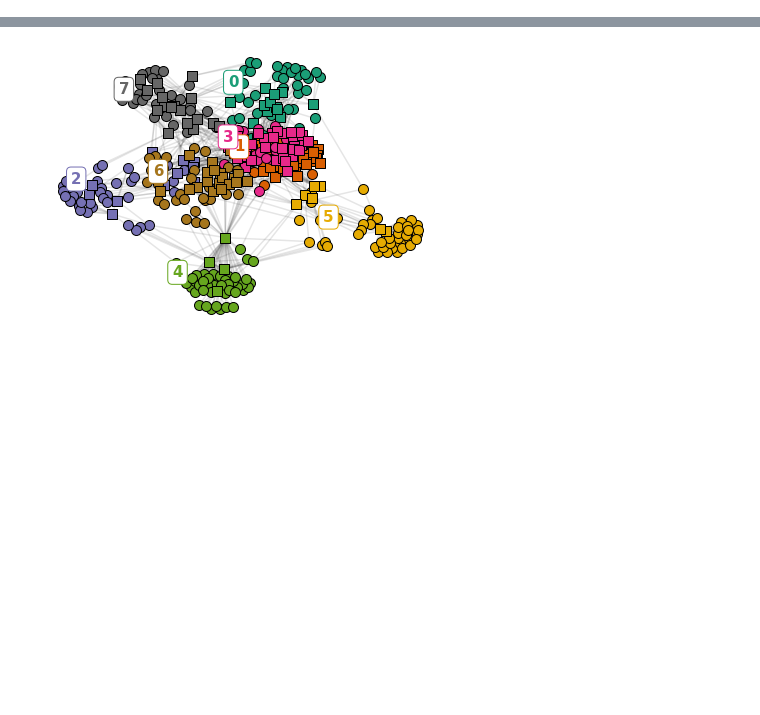
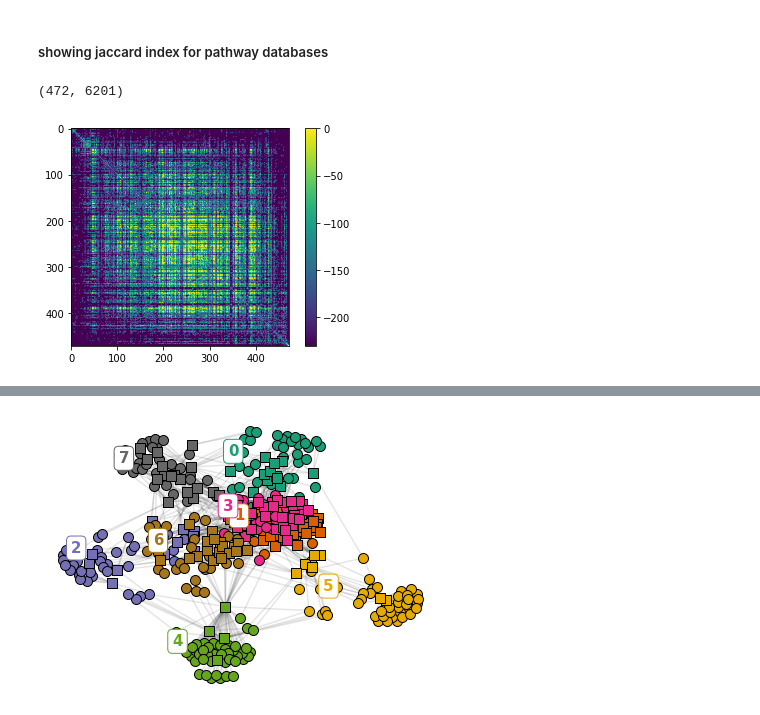
Before and after one commit to djunamay/ABCA7lof2, a Jupyter notebook: 10-KL_clusters.ipynb, the cells around one changed output, grey strips where cells are left out. Drawn from its saved outputs; the diff is of its cells as text; code cells hidden in the pictures; blank space fills up the shorter version.

```diff
--- a/10-KL_clusters.ipynb
+++ b/10-KL_clusters.ipynb
@@ -24,6 +26,46 @@ res = {**p6}#,**p6,**p1}#,**p5}
 np.save('./processed_data/genesets/all_paths.npy', res)
 # %%
 pd.DataFrame.from_dict(res, orient='index').to_csv('./processed_data/genesets/all_paths.csv')
+# %% [markdown]
+##### showing jaccard index for pathway databases
 # %%
 # get pathway gene matrix
 mat = get_gene_pathway_matrix('./processed_data/genesets/all_paths.npy')
+# %%
+mat.shape
+# %% [output]
+(472, 6201)
+# %%
+import numba as nb
+@nb.njit()
+def compute_jaccard(arr1, arr2):
+    outer = arr1-arr2
+    i_outer = np.sum(outer>0)
+    outer_sum = np.sum(np.abs(outer))
+    shared = np.sum(arr1)-i_outer
+    jaccard = shared/(outer_sum+shared)
+    return jaccard
+
+@nb.njit(parallel=True)
+def compute_all_jaccard(mat_array):
+    N = mat_array.shape[0]
+    out = np.empty(shape=(N,N))
+    for i in nb.prange(N):
+        for j in nb.prange(N):
+            out[i,j] = compute_jaccard(mat_array[i], mat_array[j])
+    return out
+# %%
+mat_array = np.array(mat)
+out = compute_all_jaccard(mat_array)
+# %%
+from sklearn.manifold import SpectralEmbedding
+
+embedding = SpectralEmbedding(n_components=1, affinity='precomputed')
+embedding = embedding.fit_transform(out)
+
+o = np.argsort(embedding.ravel())
+plt.imshow((np.log(out+1e-100)[o][:,o]), cmap='viridis', vmax=0, vmin=-230)
+plt.colorbar()
+plt.savefig('./pdf_figures/jaccard_all_paths.png')
+# %% [output]
+[figure, added]
```
Also changed, not shown: parts of 21 cells of this notebook, 1 other file.
